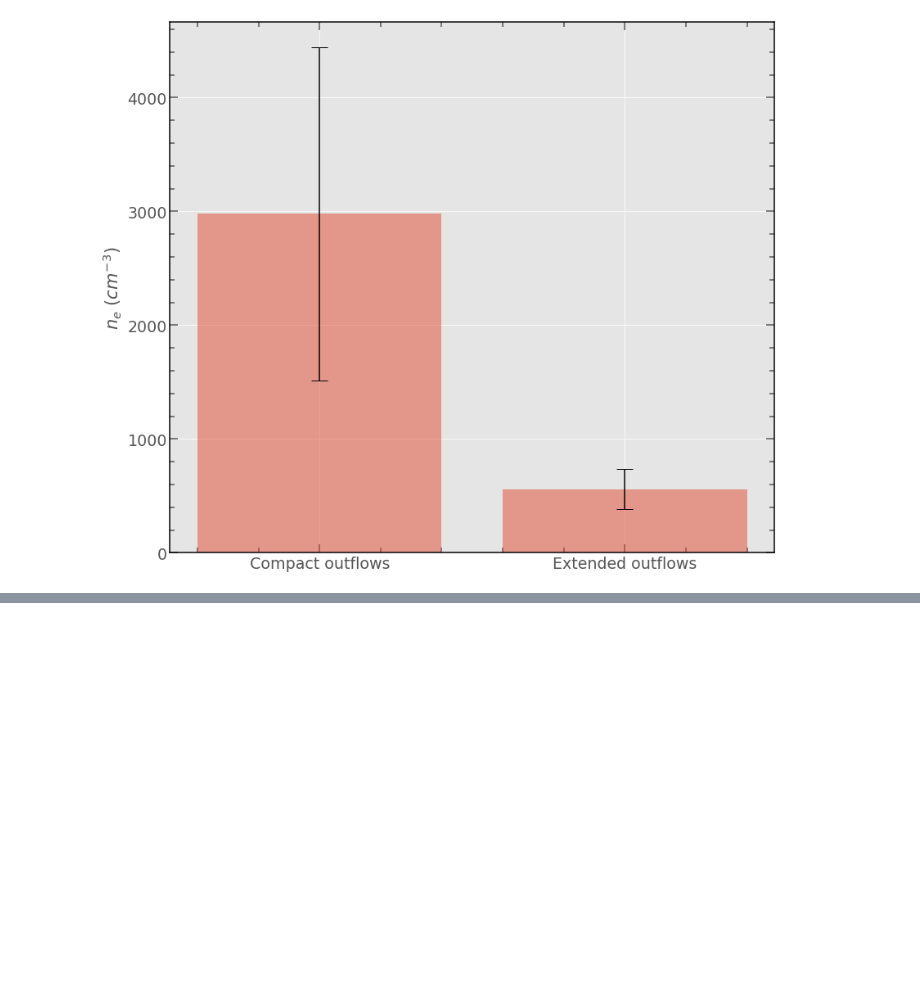
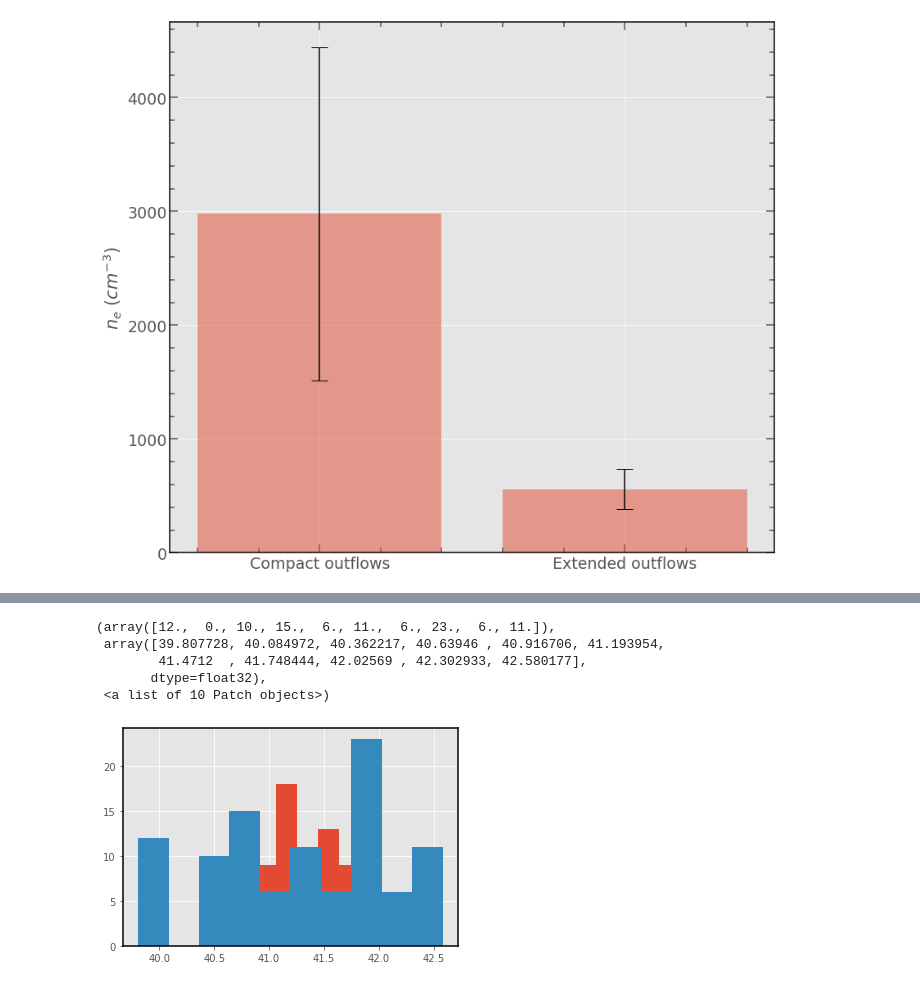
Before and after one commit to astrmainak/mainaksingha1, a Jupyter notebook: Result Plots Paper 1.ipynb, the cells around one changed output, grey strips where cells are left out. Cells and saved outputs as stored; diff of their text form; code cells hidden in the pictures; blank space fills up the shorter version.

```diff
--- a/Result Plots Paper 1.ipynb
+++ b/Result Plots Paper 1.ipynb
@@ -434,0 +453,10 @@ plt.legend()
+# %%
+plt.hist(np.random.choice(compact_log_Hb_CARS,size=100))
+plt.hist(np.random.choice(extended_log_Hb_CARS,size=100))
+# %% [output]
+(array([12.,  0., 10., 15.,  6., 11.,  6., 23.,  6., 11.]),
+ array([39.807728, 40.084972, 40.362217, 40.63946 , 40.916706, 41.193954,
+        41.4712  , 41.748444, 42.02569 , 42.302933, 42.580177],
+       dtype=float32),
+ <a list of 10 Patch objects>)
+[figure, added]
```
Also changed, not shown: parts of 9 cells of this notebook, 1 other file.
